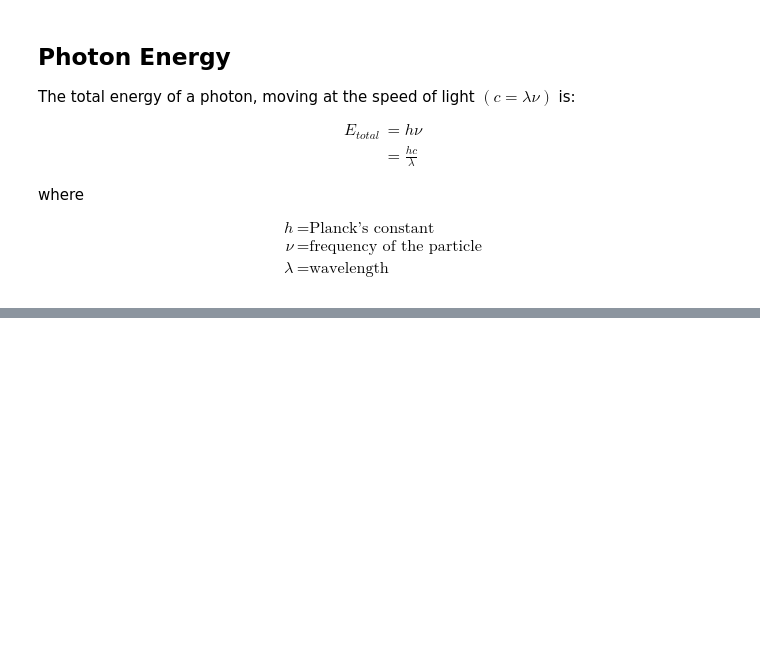
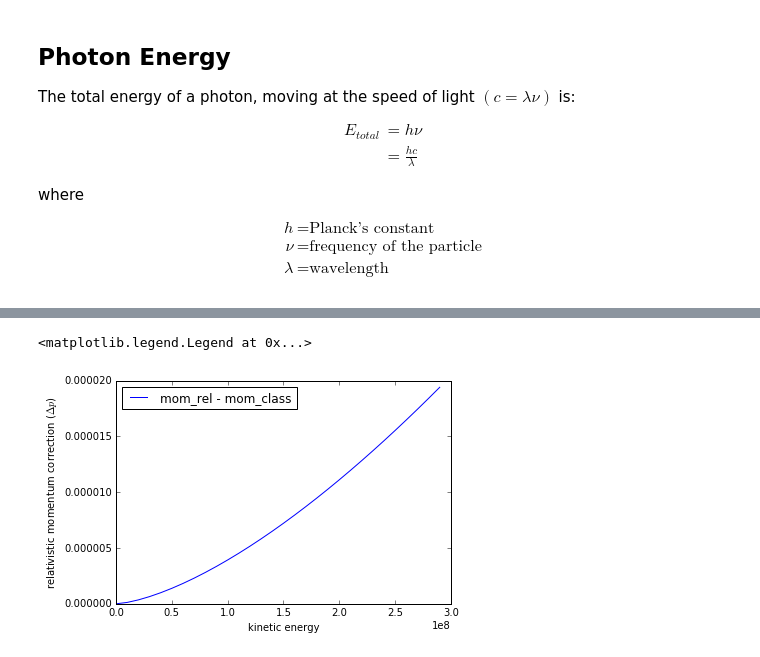
Before and after one commit to katyhuff/npre247, a Jupyter notebook: modern_physics/00-modern-physics.ipynb, the cells around one changed output, grey strips where cells are left out. Drawn from its saved outputs; the diff is of its cells as text; code cells hidden in the pictures; blank space fills up the shorter version.

```diff
--- a/modern_physics/00-modern-physics.ipynb
+++ b/modern_physics/00-modern-physics.ipynb
@@ -342,0 +391,9 @@ h &=\mbox{Planck's constant}\\
+# %%
+to_plot_diff = to_plot_rel - to_plot_class
+plt.plot(kinetic, to_plot_diff, label="mom_rel - mom_class")
+plt.ylabel("relativistic momentum correction ($\Delta p $)")
+plt.xlabel("kinetic energy")
+plt.legend(loc=2)
+# %% [output]
+<matplotlib.legend.Legend at 0x...>
+[figure, added]
```
Also changed, not shown: parts of 10 cells of this notebook.
